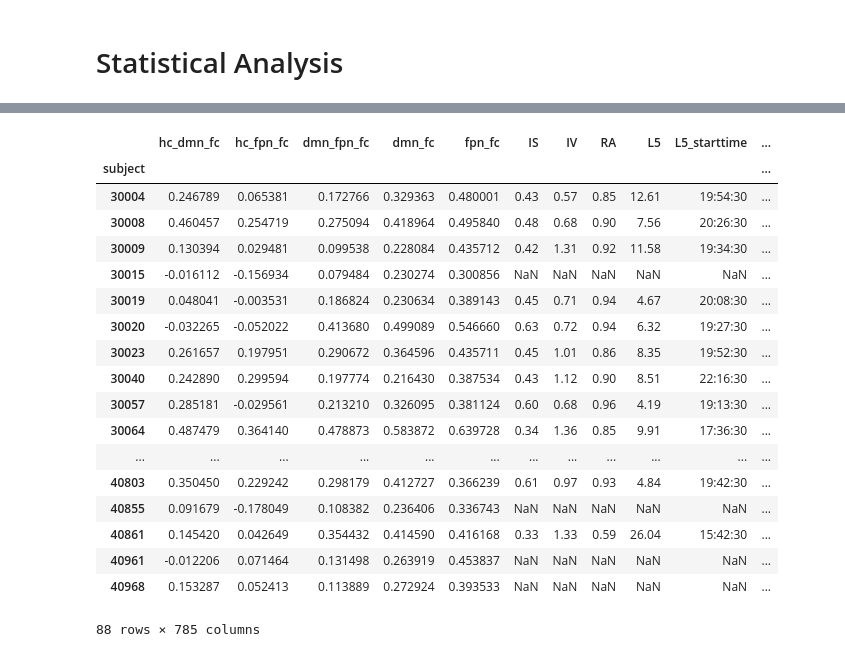
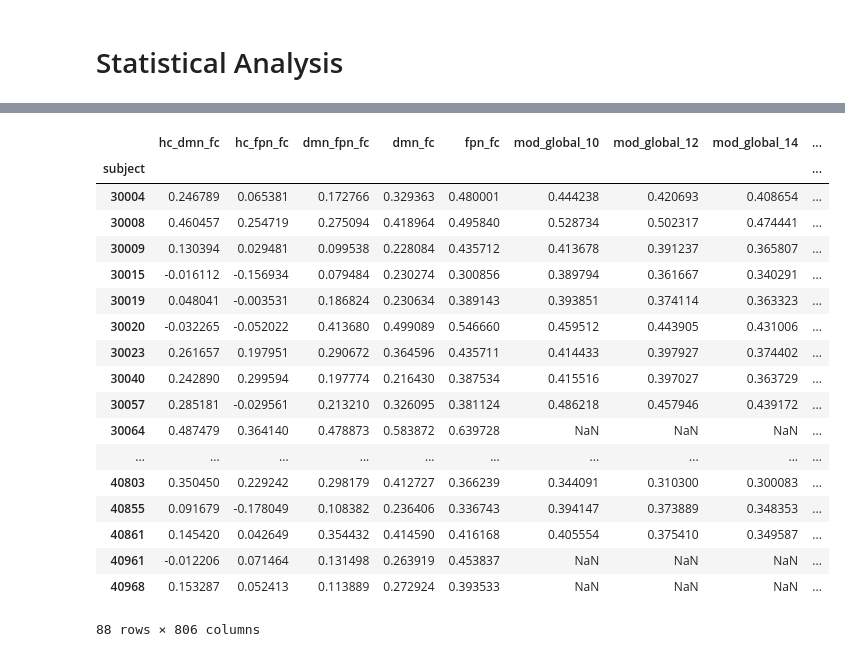
Before and after one commit to mcmahonmc/dissertation, a Jupyter notebook: Statistics-hc.ipynb, the cells around one changed output, grey strips where cells are left out. Saved outputs shown, nothing was run; the diff lists cells and outputs as text; code cells hidden in the pictures.

```diff
--- a/Statistics-hc.ipynb
+++ b/Statistics-hc.ipynb
@@ -35,35 +27,50 @@ atlas_lut='/Volumes/psybrain/ADM/derivatives/nibs/power264_labels.tsv'
 # %%
 import re
 
 hc = pd.read_csv('/Volumes/schnyer/Megan/adm_mem-fc/hc_dmn_fpn.csv')
 hc['subject'] = hc['subject'].astype(str)
 
+q_global = pd.read_csv('/Volumes/psybrain/ADM/derivatives/nibs/results/modularity_global_mean.csv')
+q_global['subject'] = q_global['subject'].astype(str)
+q_global['q_global'] = q_global[[col for col in q_global.columns if 'mod_global' in col]].mean(axis=1, skipna=True)
+
+pc_global = pd.read_csv('/Volumes/psybrain/ADM/derivatives/nibs/results/pc_global_mean.csv')
+pc_global['subject'] = pc_global['subject'].astype(str)
+pc_global['pc_global'] = pc_global[[col for col in pc_global.columns if 'pc_global' in col]].mean(axis=1, skipna=True)
+
+edgesdf = pd.read_csv('/Volumes/schnyer/Megan/adm_mem-fc/analysis/nbs/withhc/edgesdf.csv')
+edgesdf['subject'] = edgesdf['subject'].astype(str)
+
 df0 = pd.read_csv('/Volumes/schnyer/Megan/adm_mem-fc/data/dataset_2021-11-10.csv')
 df0['subject'] = df0['subject'].astype(str)
 
-df = pd.merge(hc, df0, on='subject')
+df = pd.merge(hc, q_global, on='subject', how='outer')
+df = pd.merge(df, pc_global, on='subject', how='outer')
+df = pd.merge(df, edgesdf, on='subject', how='outer')
+df = pd.merge(df, df0, on='subject', how='outer')
 
-df = df.dropna(subset=['hc_dmn_fc'])
+df = df.dropna(subset=['hc_dmn_fc']).drop(['edge_0', 'edge_1', 'edge_2', 'edge_3'], axis=1)
 df['Group'] = np.where(df['subject'].astype(int) > 40000, "Older Adults", "Young Adults")
 df = df.set_index('subject')
+df['acc_mean_learning_log'] = np.log10(df['acc_mean_learning'])
 df
 # %% [output]
-|  | hc_dmn_fc | hc_fpn_fc | dmn_fpn_fc | dmn_fc | fpn_fc | IS | IV | RA | L5 | L5_starttime | ... |
-| subject |  |  |  |  |  |  |  |  |  |  | ... |
-| 30004 | 0.246789 | 0.065381 | 0.172766 | 0.329363 | 0.480001 | 0.43 | 0.57 | 0.85 | 12.61 | 19:54:30 | ... |
-| 30008 | 0.460457 | 0.254719 | 0.275094 | 0.418964 | 0.495840 | 0.48 | 0.68 | 0.90 | 7.56 | 20:26:30 | ... |
-| 30009 | 0.130394 | 0.029481 | 0.099538 | 0.228084 | 0.435712 | 0.42 | 1.31 | 0.92 | 11.58 | 19:34:30 | ... |
-| 30015 | -0.016112 | -0.156934 | 0.079484 | 0.230274 | 0.300856 | NaN | NaN | NaN | NaN | NaN | ... |
-| 30019 | 0.048041 | -0.003531 | 0.186824 | 0.230634 | 0.389143 | 0.45 | 0.71 | 0.94 | 4.67 | 20:08:30 | ... |
-| 30020 | -0.032265 | -0.052022 | 0.413680 | 0.499089 | 0.546660 | 0.63 | 0.72 | 0.94 | 6.32 | 19:27:30 | ... |
-| 30023 | 0.261657 | 0.197951 | 0.290672 | 0.364596 | 0.435711 | 0.45 | 1.01 | 0.86 | 8.35 | 19:52:30 | ... |
-| 30040 | 0.242890 | 0.299594 | 0.197774 | 0.216430 | 0.387534 | 0.43 | 1.12 | 0.90 | 8.51 | 22:16:30 | ... |
-| 30057 | 0.285181 | -0.029561 | 0.213210 | 0.326095 | 0.381124 | 0.60 | 0.68 | 0.96 | 4.19 | 19:13:30 | ... |
-| 30064 | 0.487479 | 0.364140 | 0.478873 | 0.583872 | 0.639728 | 0.34 | 1.36 | 0.85 | 9.91 | 17:36:30 | ... |
-| ... | ... | ... | ... | ... | ... | ... | ... | ... | ... | ... | ... |
-| 40803 | 0.350450 | 0.229242 | 0.298179 | 0.412727 | 0.366239 | 0.61 | 0.97 | 0.93 | 4.84 | 19:42:30 | ... |
-| 40855 | 0.091679 | -0.178049 | 0.108382 | 0.236406 | 0.336743 | NaN | NaN | NaN | NaN | NaN | ... |
-| 40861 | 0.145420 | 0.042649 | 0.354432 | 0.414590 | 0.416168 | 0.33 | 1.33 | 0.59 | 26.04 | 15:42:30 | ... |
-| 40961 | -0.012206 | 0.071464 | 0.131498 | 0.263919 | 0.453837 | NaN | NaN | NaN | NaN | NaN | ... |
-| 40968 | 0.153287 | 0.052413 | 0.113889 | 0.272924 | 0.393533 | NaN | NaN | NaN | NaN | NaN | ... |
+|  | hc_dmn_fc | hc_fpn_fc | dmn_fpn_fc | dmn_fc | fpn_fc | mod_global_10 | mod_global_12 | mod_global_14 | ... |
+| subject |  |  |  |  |  |  |  |  | ... |
+| 30004 | 0.246789 | 0.065381 | 0.172766 | 0.329363 | 0.480001 | 0.444238 | 0.420693 | 0.408654 | ... |
+| 30008 | 0.460457 | 0.254719 | 0.275094 | 0.418964 | 0.495840 | 0.528734 | 0.502317 | 0.474441 | ... |
+| 30009 | 0.130394 | 0.029481 | 0.099538 | 0.228084 | 0.435712 | 0.413678 | 0.391237 | 0.365807 | ... |
+| 30015 | -0.016112 | -0.156934 | 0.079484 | 0.230274 | 0.300856 | 0.389794 | 0.361667 | 0.340291 | ... |
+| 30019 | 0.048041 | -0.003531 | 0.186824 | 0.230634 | 0.389143 | 0.393851 | 0.374114 | 0.363323 | ... |
+| 30020 | -0.032265 | -0.052022 | 0.413680 | 0.499089 | 0.546660 | 0.459512 | 0.443905 | 0.431006 | ... |
+| 30023 | 0.261657 | 0.197951 | 0.290672 | 0.364596 | 0.435711 | 0.414433 | 0.397927 | 0.374402 | ... |
+| 30040 | 0.242890 | 0.299594 | 0.197774 | 0.216430 | 0.387534 | 0.415516 | 0.397027 | 0.363729 | ... |
+| 30057 | 0.285181 | -0.029561 | 0.213210 | 0.326095 | 0.381124 | 0.486218 | 0.457946 | 0.439172 | ... |
+| 30064 | 0.487479 | 0.364140 | 0.478873 | 0.583872 | 0.639728 | NaN | NaN | NaN | ... |
+| ... | ... | ... | ... | ... | ... | ... | ... | ... | ... |
+| 40803 | 0.350450 | 0.229242 | 0.298179 | 0.412727 | 0.366239 | 0.344091 | 0.310300 | 0.300083 | ... |
+| 40855 | 0.091679 | -0.178049 | 0.108382 | 0.236406 | 0.336743 | 0.394147 | 0.373889 | 0.348353 | ... |
+| 40861 | 0.145420 | 0.042649 | 0.354432 | 0.414590 | 0.416168 | 0.405554 | 0.375410 | 0.349587 | ... |
+| 40961 | -0.012206 | 0.071464 | 0.131498 | 0.263919 | 0.453837 | NaN | NaN | NaN | ... |
+| 40968 | 0.153287 | 0.052413 | 0.113889 | 0.272924 | 0.393533 | NaN | NaN | NaN | ... |
-88 rows × 785 columns
+88 rows × 806 columns
```
Also changed, not shown: parts of 52 cells of this notebook, 1 other file.
